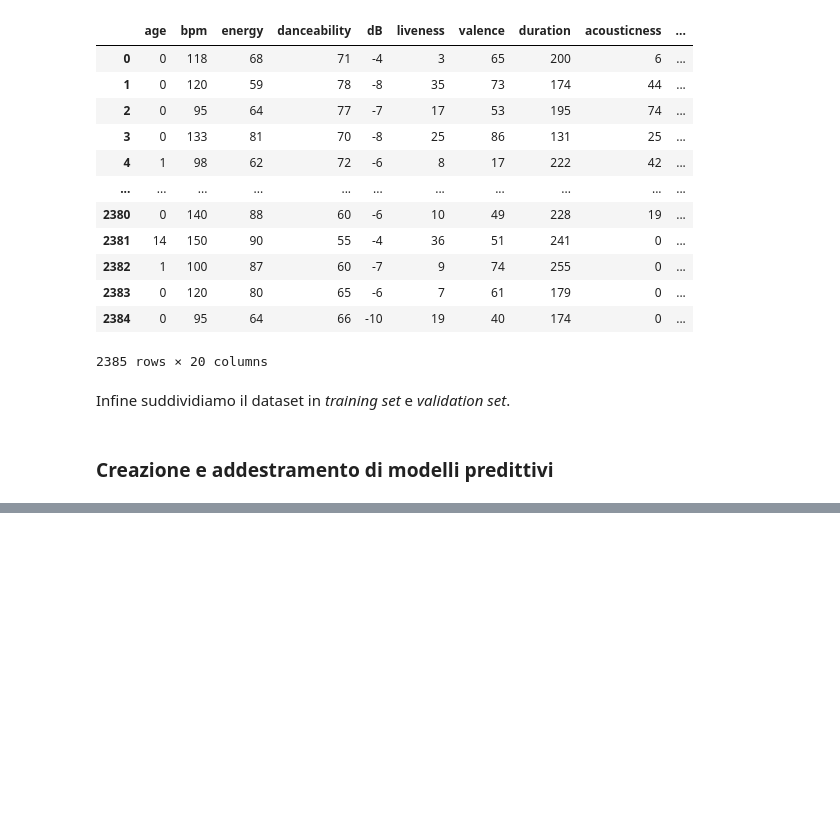
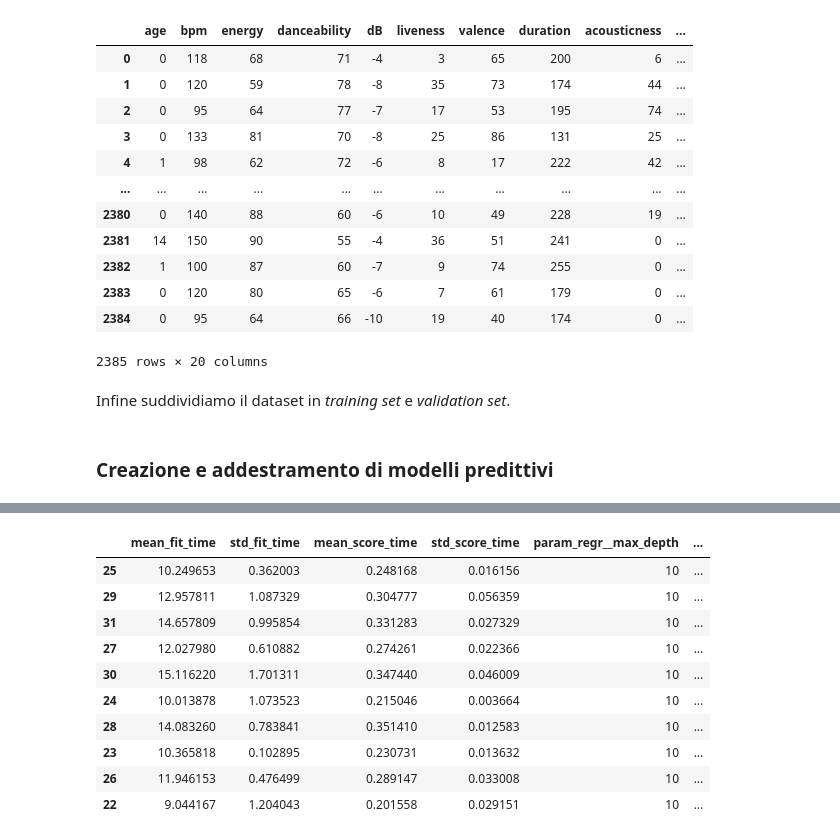
Before and after one commit to AndreaZavatta/Songs-Popularity-Prediction, a Jupyter notebook: songs-popularity-prediction.ipynb, the cells around one changed output, grey strips where cells are left out. Drawn from its saved outputs; the diff is of its cells as text; code cells hidden in the pictures; blank space fills up the shorter version.

```diff
--- a/songs-popularity-prediction.ipynb
+++ b/songs-popularity-prediction.ipynb
@@ -910,0 +878,8 @@ np.sqrt(model.evaluate(X_val, y_val))
+# %%
+import xgboost
+model = Pipeline([
+	("regr", xgboost.XGBRegressor())
+])
+
+model.fit(X_train, y_train)
+print_eval(model, X_val, y_val)
@@ -910,0 +933,16 @@ np.sqrt(model.evaluate(X_val, y_val))
+# %%
+results = pd.DataFrame(gs.cv_results_)
+results.sort_values(by="rank_test_score", inplace=True)
+results.head(10)
+# %% [output]
+|  | mean_fit_time | std_fit_time | mean_score_time | std_score_time | param_regr__max_depth | ... |
+| 25 | 10.249653 | 0.362003 | 0.248168 | 0.016156 | 10 | ... |
+| 29 | 12.957811 | 1.087329 | 0.304777 | 0.056359 | 10 | ... |
+| 31 | 14.657809 | 0.995854 | 0.331283 | 0.027329 | 10 | ... |
+| 27 | 12.027980 | 0.610882 | 0.274261 | 0.022366 | 10 | ... |
+| 30 | 15.116220 | 1.701311 | 0.347440 | 0.046009 | 10 | ... |
+| 24 | 10.013878 | 1.073523 | 0.215046 | 0.003664 | 10 | ... |
+| 28 | 14.083260 | 0.783841 | 0.351410 | 0.012583 | 10 | ... |
+| 23 | 10.365818 | 0.102895 | 0.230731 | 0.013632 | 10 | ... |
+| 26 | 11.946153 | 0.476499 | 0.289147 | 0.033008 | 10 | ... |
+| 22 | 9.044167 | 1.204043 | 0.201558 | 0.029151 | 10 | ... |
```
Also changed, not shown: parts of 33 cells of this notebook.
